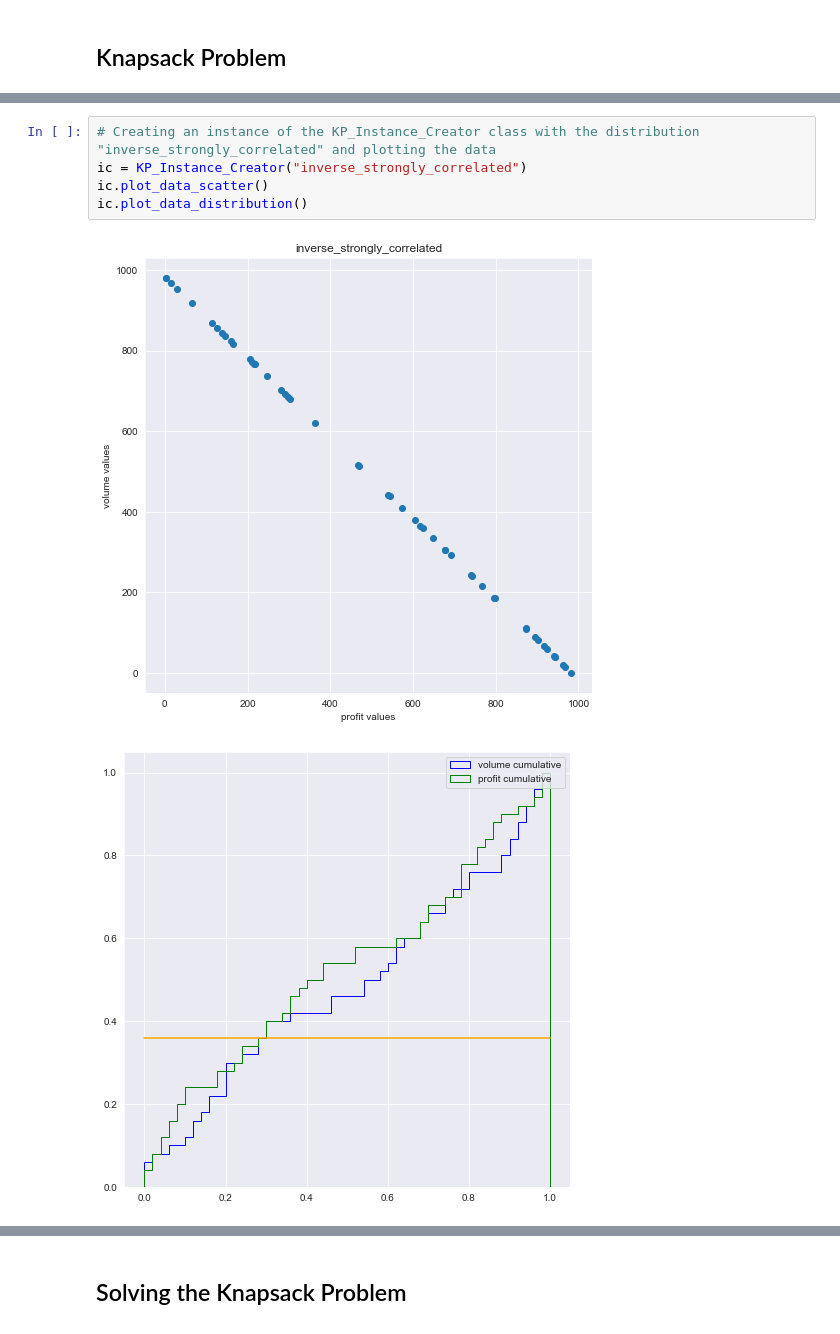
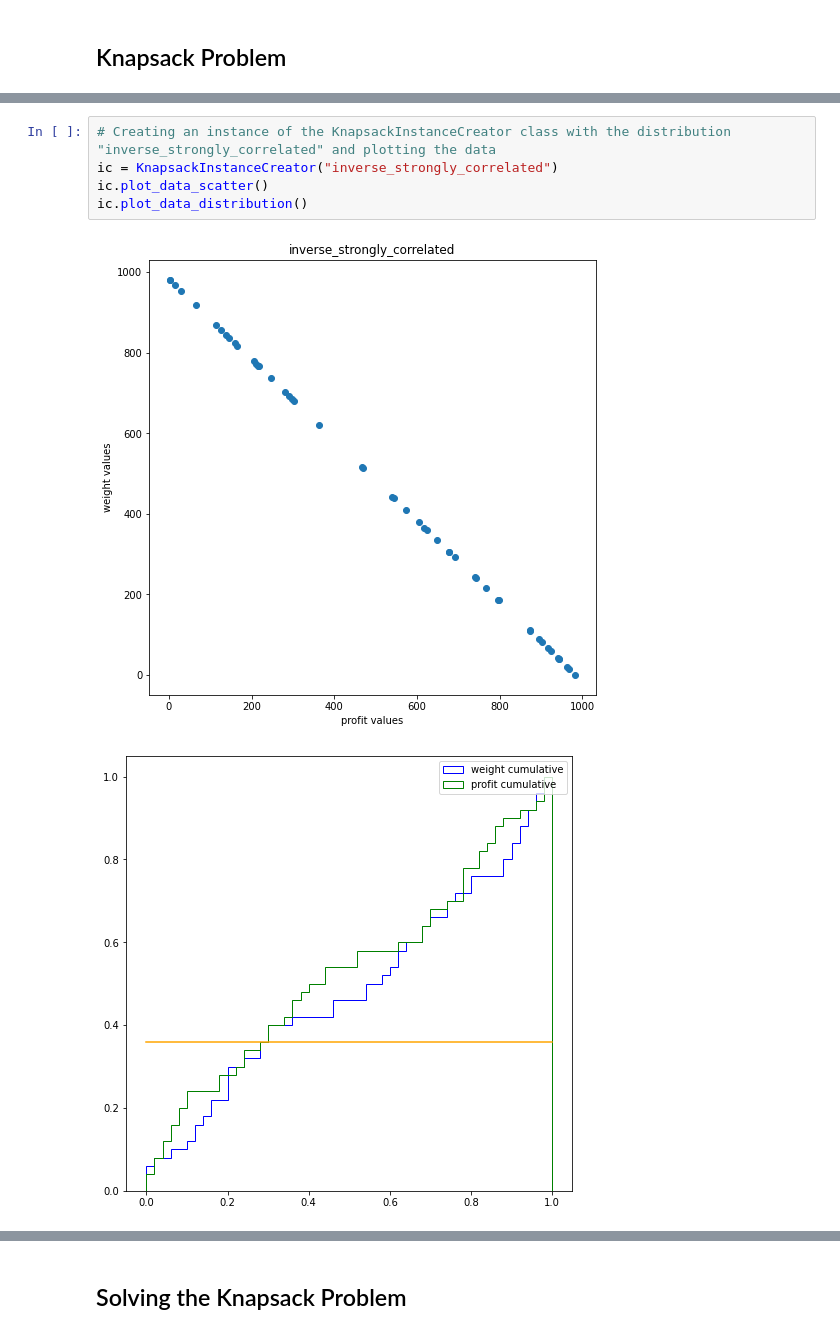
Before and after one commit to SimoneMugnai/AI_USI_MA_Assignments, a Jupyter notebook: introduction_to_the_KP.ipynb, the cells around one changed output, grey strips where cells are left out. Drawn from its saved outputs; the diff is of its cells as text.

```diff
--- a/introduction_to_the_KP.ipynb
+++ b/introduction_to_the_KP.ipynb
@@ -67,9 +67,9 @@ ic.plot_data_distribution()
 # %%
-# Creating an instance of the KP_Instance_Creator class with the distribution "inverse_strongly_correlated" and plotting the data
-ic = KP_Instance_Creator("inverse_strongly_correlated")
+# Creating an instance of the KnapsackInstanceCreator class with the distribution "inverse_strongly_correlated" and plotting the data
+ic = KnapsackInstanceCreator("inverse_strongly_correlated")
 ic.plot_data_scatter()
 ic.plot_data_distribution()
 # %% [output]
-[figure, old version]
+[figure, new version]
-[figure, old version]
+[figure, new version]
 # %%
```
Also changed, not shown: parts of 20 cells of this notebook, 1 other file.
